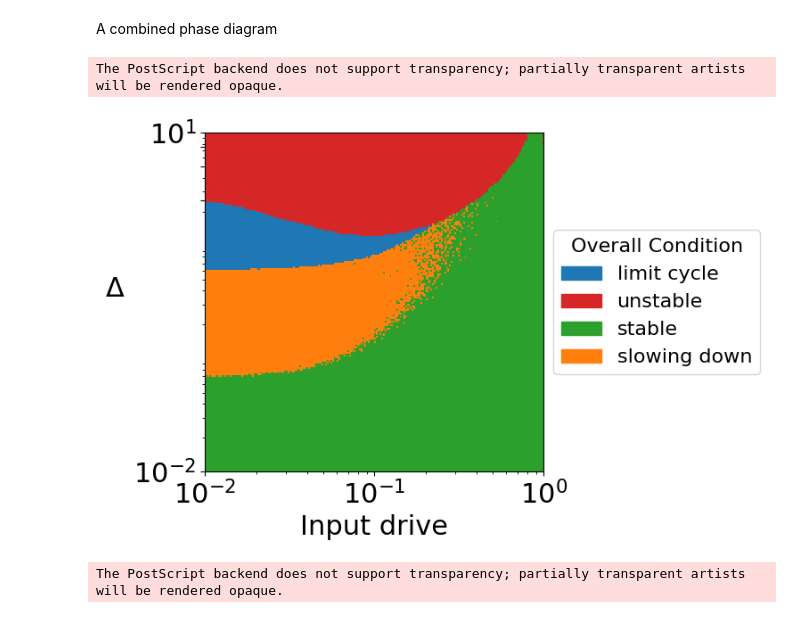
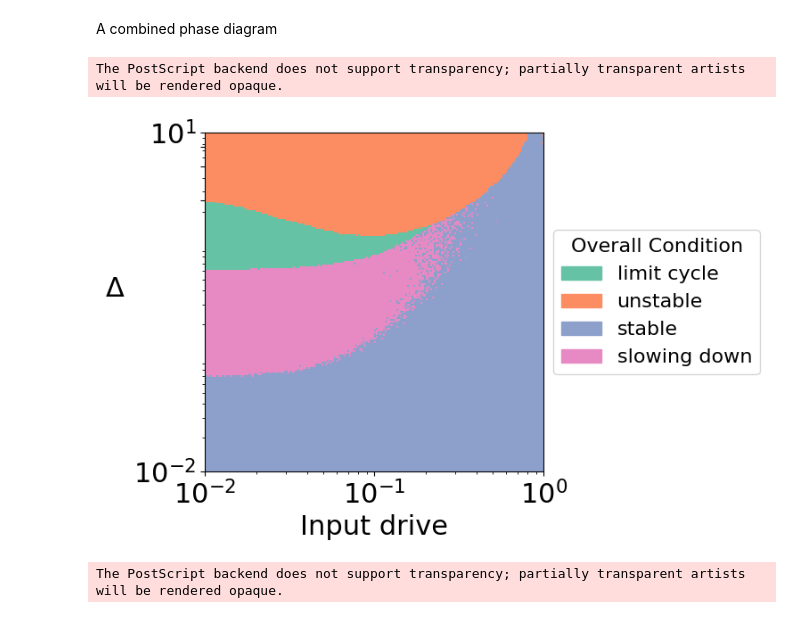
Before and after one commit to shivangrawat/perturbed_organics, a Jupyter notebook: examples/plot_phase_delocalized.ipynb, the cells around one changed output. Cells and saved outputs as stored; diff of their text form; code cells hidden in the pictures.

```diff
--- a/examples/plot_phase_delocalized.ipynb
+++ b/examples/plot_phase_delocalized.ipynb
@@ -693,10 +693,10 @@ for c_old, c_new in cond_map.items():
 # Define a discrete set of colors (4 categories).
 # Adjust or pick whatever colors you prefer:
 colors_list = [
-    "#1f77b4",  # index 0 => condition 0 => limit cycle (Muted Blue)
-    "#d62728",  # index 1 => condition 1 => unstable (Brick Red)
-    "#2ca02c",  # index 2 => condition 2 => stable (Forest Green)
-    "#ff7f0e"   # index 3 => condition 5 => slowing down (Orange)
+    "#66c2a5",  # index 0 => condition 0 => limit cycle
+    "#fc8d62",  # index 1 => condition 1 => unstable
+    "#8da0cb",
+    "#e78ac3"   # index 3 => condition 5 => slowing down (Orange)
 ]
 cmap_discrete = mcolors.ListedColormap(colors_list)
 
@@ -741,34 +741,34 @@ plt.yticks(fontsize=22)
 # Create a custom legend:
 import matplotlib.patches as mpatches
 legend_handles = [
     mpatches.Patch(color=colors_list[0], label="limit cycle"),    # Blue
     mpatches.Patch(color=colors_list[1], label="unstable"),        # Red
     mpatches.Patch(color=colors_list[2], label="stable"),          # Green
     mpatches.Patch(color=colors_list[3], label="slowing down"),    # Purple
 ]
 plt.legend(
     handles=legend_handles,
     fontsize=16,
     loc='center left',
     bbox_to_anchor=(1, 0.5),
     title="Overall Condition",
     title_fontsize=16
 )
 
 plt.tight_layout()
 
 # Save if you like:
 file_name = "phase_diagram_overall_condition"
 file_save_path = os.path.join(folder_loc, file_name)
 
 plt.savefig(f'{file_save_path}.png', bbox_inches='tight')
 plt.savefig(f'{file_save_path}.svg', format='svg', bbox_inches='tight', dpi=300)
 plt.savefig(f'{file_save_path}.eps', format='eps', bbox_inches='tight', dpi=300)
 
 plt.show()
 # %% [output]
 The PostScript backend does not support transparency; partially transparent artists will be rendered opaque.
-[figure, old version]
+[figure, new version]
 # %%
 # Define the mapping dictionary: combine condition 2 and 5 into a single category.
 cond_map = {0: 0, 1: 1, 2: 2, 5: 2}  # Both stable and slowing down are now 2
```
Also changed, not shown: 4 other files.
